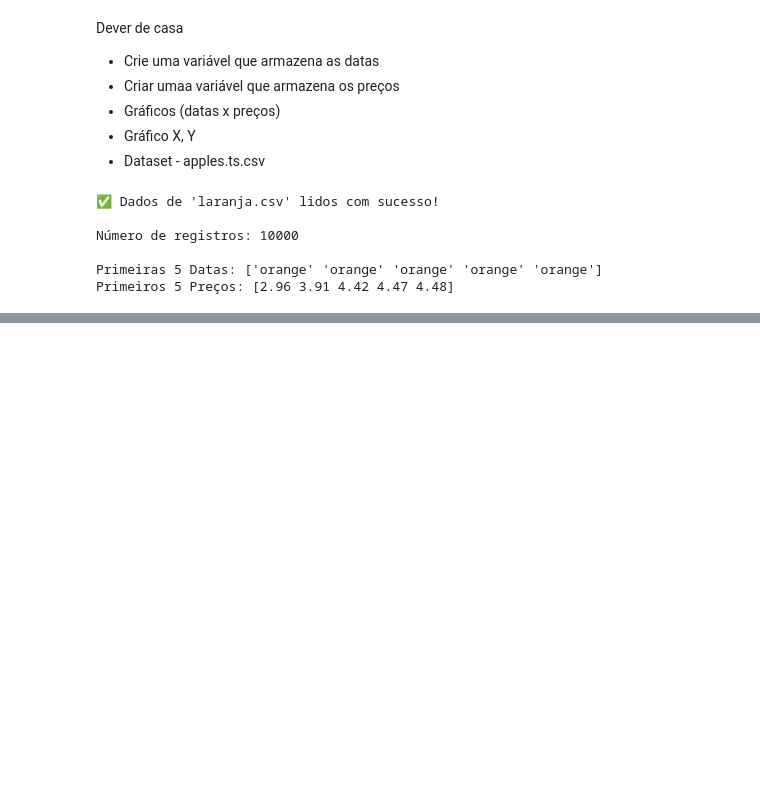
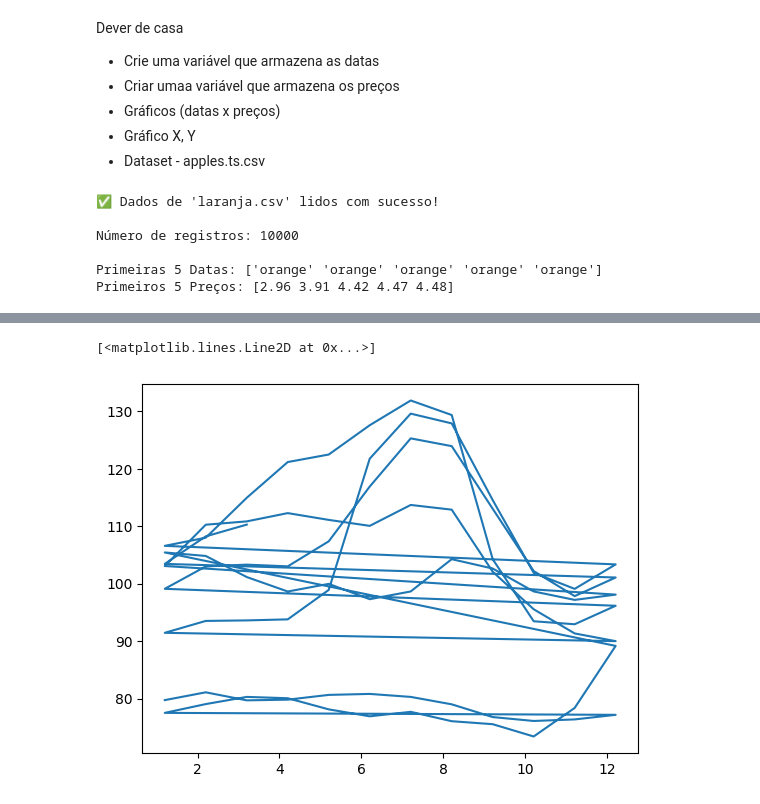
Before and after one commit to MarksAurelio/Tecnico_em_Inteligencia_Artificial_SENAC, a Jupyter notebook: UC4/numpy/aula1.ipynb, the cells around one changed output, grey strips where cells are left out. Drawn from its saved outputs; the diff is of its cells as text; code cells hidden in the pictures; blank space fills up the shorter version.

```diff
--- a/UC4/numpy/aula1.ipynb
+++ b/UC4/numpy/aula1.ipynb
@@ -640,0 +783,2 @@ plt.show()
+# %%
+dado = np.loadtxt(url, delimiter=',',usecols=np.arange(1,88,1))
@@ -640,0 +855,2 @@ plt.show()
+# %%
+dados_transposto = dado.T
@@ -640,0 +897,3 @@ plt.show()
+# %%
+# Crie um variavel que armazena as datas
+datas = dados_transposto[:,0]
@@ -640,0 +972,2 @@ plt.show()
+# %%
+precos = dados_transposto[:,1:6]  # supondo que as colunas 1 a 5 sejam preços
@@ -640,0 +990,6 @@ plt.show()
+# %%
+import matplotlib.pyplot as plt
+plt.plot(datas, precos[:,0])
+# %% [output]
+[<matplotlib.lines.Line2D at 0x...>]
+[figure, added]
```
Also changed, not shown: parts of 104 cells of this notebook, 8 other files.
